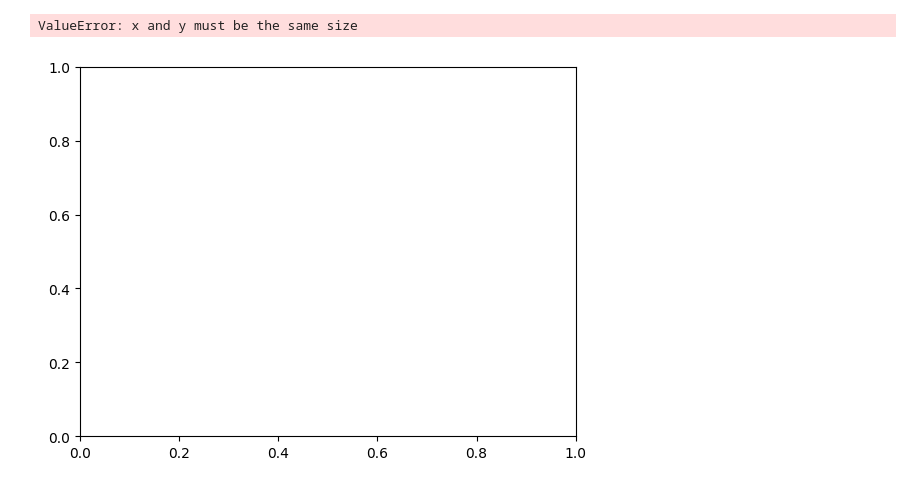
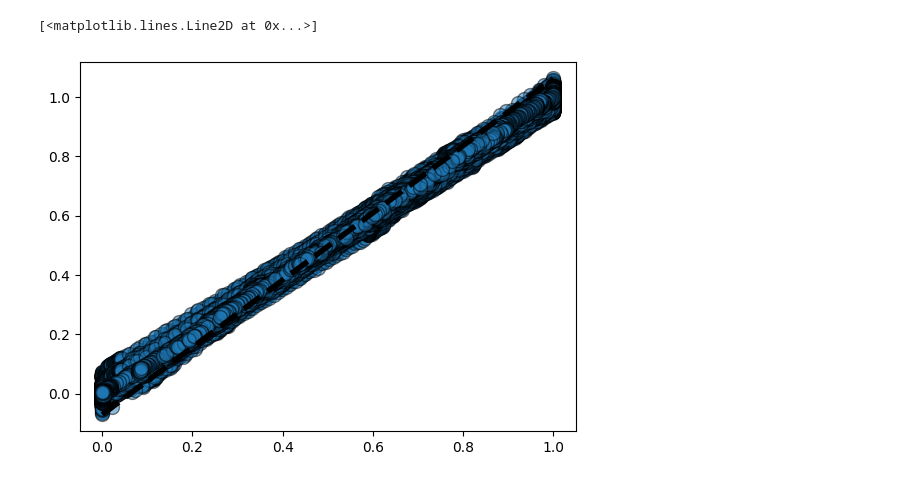
Before and after one commit to ericfonseca95/kmk, a Jupyter notebook: TAMTAM_AI_missing_data_test.ipynb, the cells around one changed output. Saved outputs shown, nothing was run; the diff lists cells and outputs as text; code cells hidden in the pictures.

```diff
--- a/TAMTAM_AI_missing_data_test.ipynb
+++ b/TAMTAM_AI_missing_data_test.ipynb
@@ -167,10 +265,0 @@ leaveout_x.shape, leaveout_y.shape
-# %%
-
-# test get_x_y_data
-x, y = get_x_y_data(df)
-x_og, y_og = get_x_og(df)
-x = x.reshape(-1, nframes, 11)
-x_og = x_og.reshape(-1, nframes, 11)
-y = y.reshape(-1, 2)
-y = y[::nframes,:]
-x.shape, y.shape, x_og.shape
@@ -228,11 +302,12 @@ plt.hist(y[:,1])
 # %%
 # plot the latent space of the un-augmented data
-X_prime, Y_prime = get_data(df)
+X_prime, Y_prime = get_data(train_df)
 if by_event:
-    X_prime = X_prime.reshape(-1, nframes*11)
+    X_prime = X_prime.reshape(-1, nframes*n_muscles)
+
 else:
-    X_prime = X_prime.reshape(-1, nframes*11*3)
-
+    X_prime = X_prime.reshape(-1, nframes*n_muscles*n_events)
+    Y_prime = Y_prime[::n_events,:]
 X_prime = scaler.transform(X_prime)
 X_prime.shape, Y_prime.shape
 # %% [output]
@@ -272,7 +347,7 @@ config = {
     'input_dim': X.shape[1],
     'is_VAE': True,
     'batch_size':512,
-    'epochs':1001,
+    'epochs':10001,
     'verbose':10,
     'latent_dim': 2,
     'lr_init':1e-3,
@@ -280,6 +355,7 @@ config = {
     'n_layers':3,
     'hidden_dim':int(X.shape[1]/100),
     'beta':1,
+    'gamma':1,
     'device':'cuda', # makes it run on GPU
 }
 # %%
@@ -326,0 +403,17 @@ Loss components: {'VAE_loss': tensor cuda:0 176.024, 'L1_regularization': tensor
+# %%
+# send everything to the cpu
+
+X = to_plot_var(X)
+X_og = to_plot_var(X_og)
+Y = to_plot_var(Y)
+X_prime = to_plot_var(X_prime)
+Y_prime = to_plot_var(Y_prime)
+X_og = to_plot_var(X_og)
+y_og = to_plot_var(y_og)
+reg.estimator = reg.estimator.cpu()
+if isinstance(reg.estimator, torch.nn.Module):
+    reg.estimator = reg.estimator.to('cpu')
+    reg.device = 'cpu'
+if isinstance(reg.losses, torch.Tensor):
+    reg.losses = reg.losses.cpu().detach().numpy()
+X, reg.estimator, Y
@@ -493,7 +592,9 @@ plt.plot([Y[:,1].min(), Y[:,1].max()], [Y[:,1].min(), Y[:,1].max()], 'k--', lw=4
 # %%
 # plot the parity of the predictions
-pred = reg.predict(X.to(reg.device)).detach().cpu().numpy()
-plt.scatter(X_og[:,0], pred[:,0])
+pred = reg.predict(X).detach().cpu().numpy()
+plt.scatter(X_og.reshape(-1), pred.reshape(-1), alpha=0.5, edgecolors='k', s=100)
+# parity line
+plt.plot([X_og.min(), X_og.max()], [pred.min(), pred.max()], 'k--', lw=4)
 # %% [output]
-ValueError: x and y must be the same size
+[<matplotlib.lines.Line2D at 0x...>]
-[figure, old version]
+[figure, new version]
```
Also changed, not shown: parts of 40 cells of this notebook, 12 other files.
